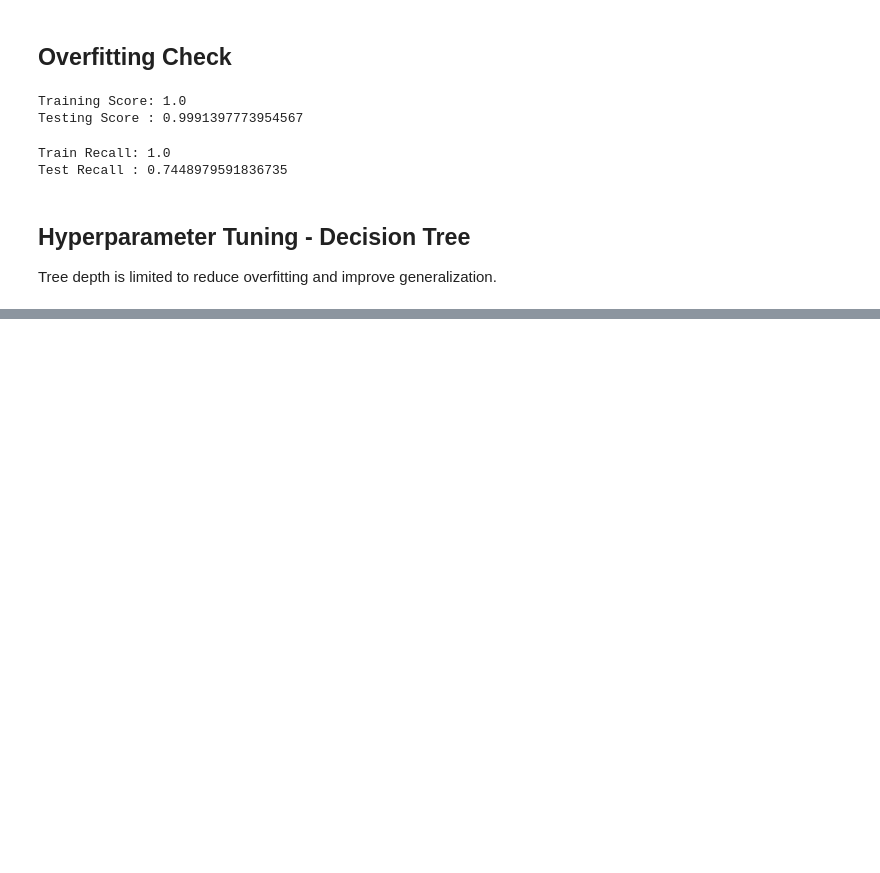
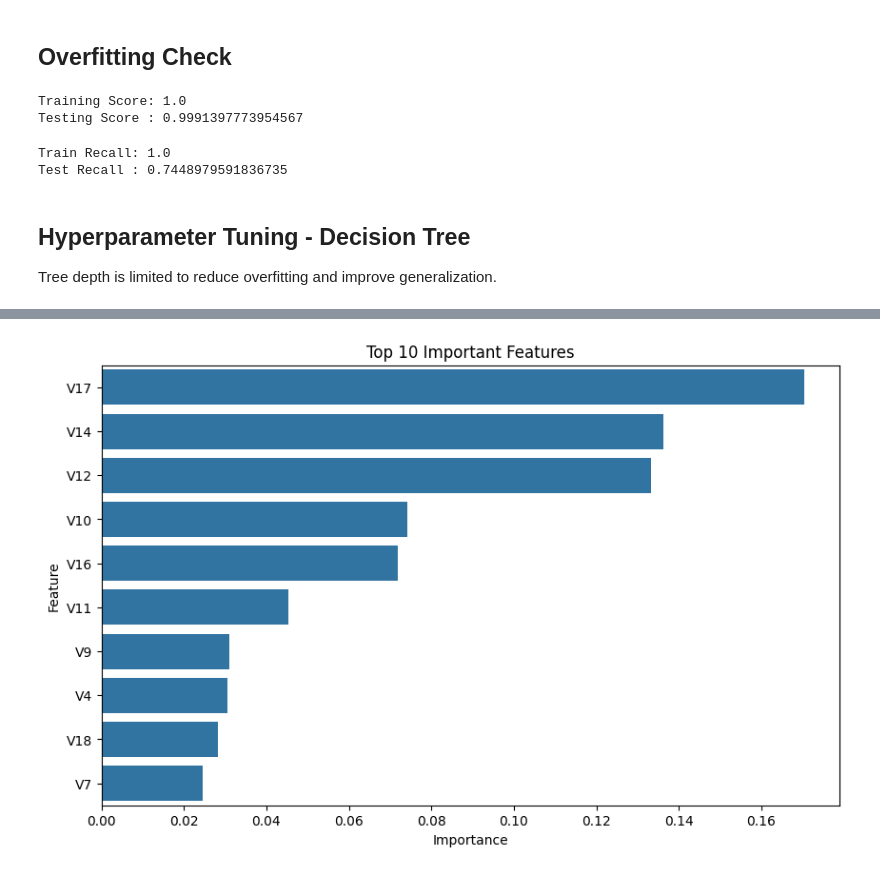
Before and after one commit to rifat-ml-dev/ml-engineer-journey, a Jupyter notebook: fraud_detection_project/notebooks/fraud_detection.ipynb, the cells around one changed output, grey strips where cells are left out. Cells and saved outputs as stored; diff of their text form; code cells hidden in the pictures; blank space fills up the shorter version.

Commit message:
Add random forest model and feature importance analysis

```diff
--- a/fraud_detection_project/notebooks/fraud_detection.ipynb
+++ b/fraud_detection_project/notebooks/fraud_detection.ipynb
@@ -278,0 +309,7 @@ y_pred_dt_tuned = dt_tuned.predict(X_test)
+# %%
+rf = RandomForestClassifier(
+    n_estimators=100,
+    random_state=42
+)
+
+rf.fit(X_train, y_train)
@@ -278,0 +358,12 @@ y_pred_dt_tuned = dt_tuned.predict(X_test)
+# %%
+feature_importance = pd.DataFrame({
+    "Feature": X.columns,
+    "Importance": rf.feature_importances_
+})
+
+feature_importance = feature_importance.sort_values(
+    by="Importance",
+    ascending=False
+)
+
+feature_importance.head(10)
@@ -278,0 +382,15 @@ y_pred_dt_tuned = dt_tuned.predict(X_test)
+# %%
+#Visualization
+plt.figure(figsize=(10, 6))
+
+sns.barplot(
+    x="Importance",
+    y="Feature",
+    data=feature_importance.head(10)
+)
+
+plt.title("Top 10 Important Features")
+
+plt.show()
+# %% [output]
+[figure, added]
```
Also changed, not shown: parts of 15 cells of this notebook.
